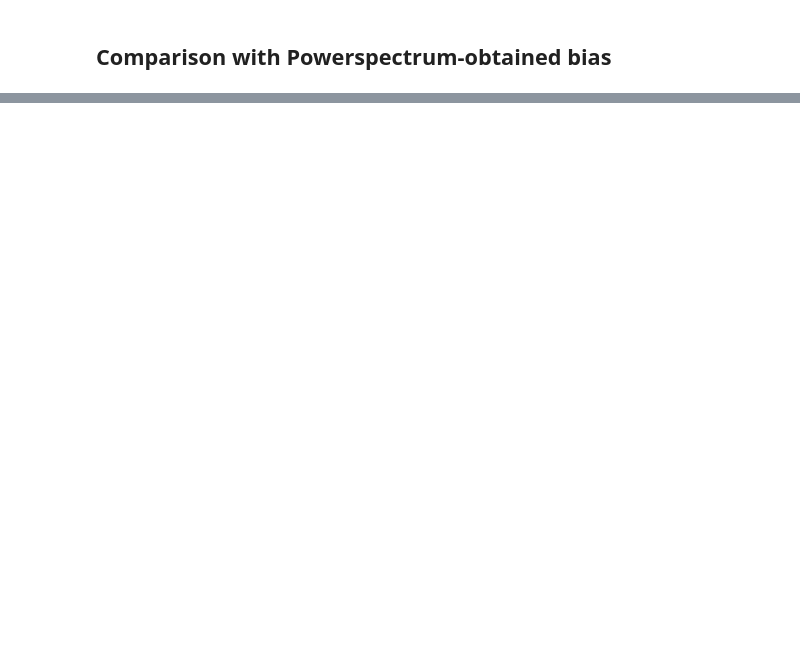
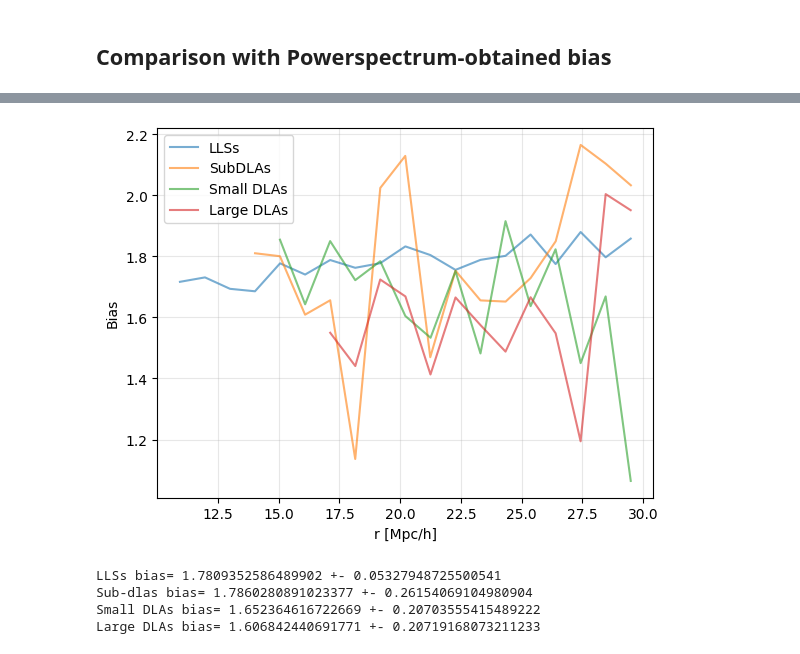
Before and after one commit to andreufont/astrid_hcd, a Jupyter notebook: HCDclustering/Corrfunc_bias.ipynb, the cells around one changed output, grey strips where cells are left out. Drawn from its saved outputs; the diff is of its cells as text; code cells hidden in the pictures; blank space fills up the shorter version.

```diff
--- a/HCDclustering/Corrfunc_bias.ipynb
+++ b/HCDclustering/Corrfunc_bias.ipynb
@@ -304,0 +332,30 @@ plt.legend();
+# %%
+mask_lls = (corrfunc_lls['ravg'] > 10)
+mask_subdla = (corrfunc_subdla['ravg'] > 13)
+mask_smalldla = (corrfunc_smalldla['ravg'] > 15)
+mask_largedla = (corrfunc_largedla['ravg'] > 17)
+# %%
+plt.plot(corrfunc_lls['ravg'][mask_lls], bias_lls[mask_lls], alpha=0.6, label='LLSs')
+plt.plot(corrfunc_subdla['ravg'][mask_subdla], bias_subdla[mask_subdla], alpha=0.6, label='SubDLAs')
+plt.plot(corrfunc_smalldla['ravg'][mask_smalldla], bias_smalldla[mask_smalldla], alpha=0.6, label='Small DLAs')
+plt.plot(corrfunc_largedla['ravg'][mask_largedla], bias_largedla[mask_largedla], alpha=0.6, label='Large DLAs')
+plt.xlabel('r [Mpc/h]')
+plt.ylabel(r'Bias')
+plt.grid(alpha=0.3)
+plt.legend();
+# %% [output]
+[figure, added]
+# %%
+bias_lls_m, bias_lls_std_m = np.nanmean(bias_lls[mask_lls]), np.nanstd(bias_lls[mask_lls])
+bias_subdla_m, bias_subdla_std_m = np.nanmean(bias_subdla[mask_subdla]), np.nanstd(bias_subdla[mask_subdla])
+bias_smalldla_m, bias_smalldla_std_m = np.nanmean(bias_smalldla[mask_smalldla]), np.nanstd(bias_smalldla[mask_smalldla])
+bias_largedla_m, bias_largedla_std_m = np.nanmean(bias_largedla[mask_largedla]), np.nanstd(bias_largedla[mask_largedla])
+print('LLSs bias=', bias_lls_m, '+-', bias_lls_std_m)
+print('Sub-dlas bias=', bias_subdla_m, '+-', bias_subdla_std_m)
+print('Small DLAs bias=', bias_smalldla_m, '+-', bias_smalldla_std_m)
+print('Large DLAs bias=', bias_largedla_m, '+-', bias_largedla_std_m)
+# %% [output]
+LLSs bias= 1.7809352586489902 +- 0.05327948725500541
+Sub-dlas bias= 1.7860280891023377 +- 0.26154069104980904
+Small DLAs bias= 1.652364616722669 +- 0.20703555415489222
+Large DLAs bias= 1.606842440691771 +- 0.20719168073211233
```
Also changed, not shown: parts of 17 cells of this notebook.
